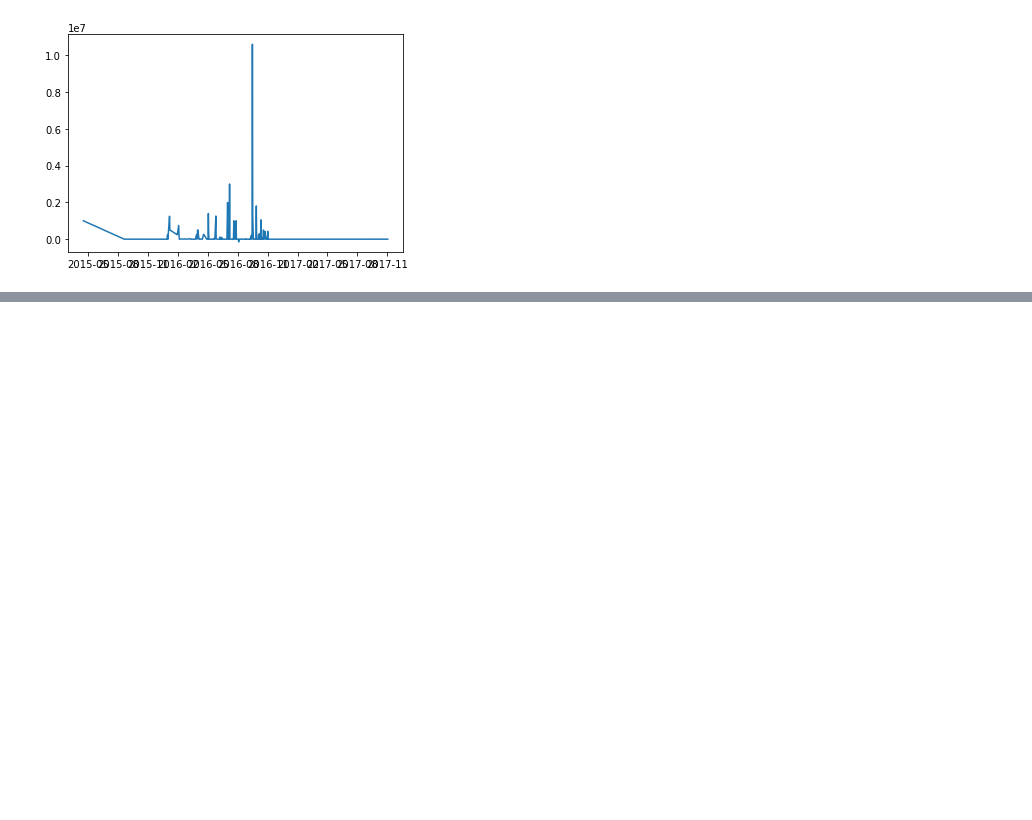
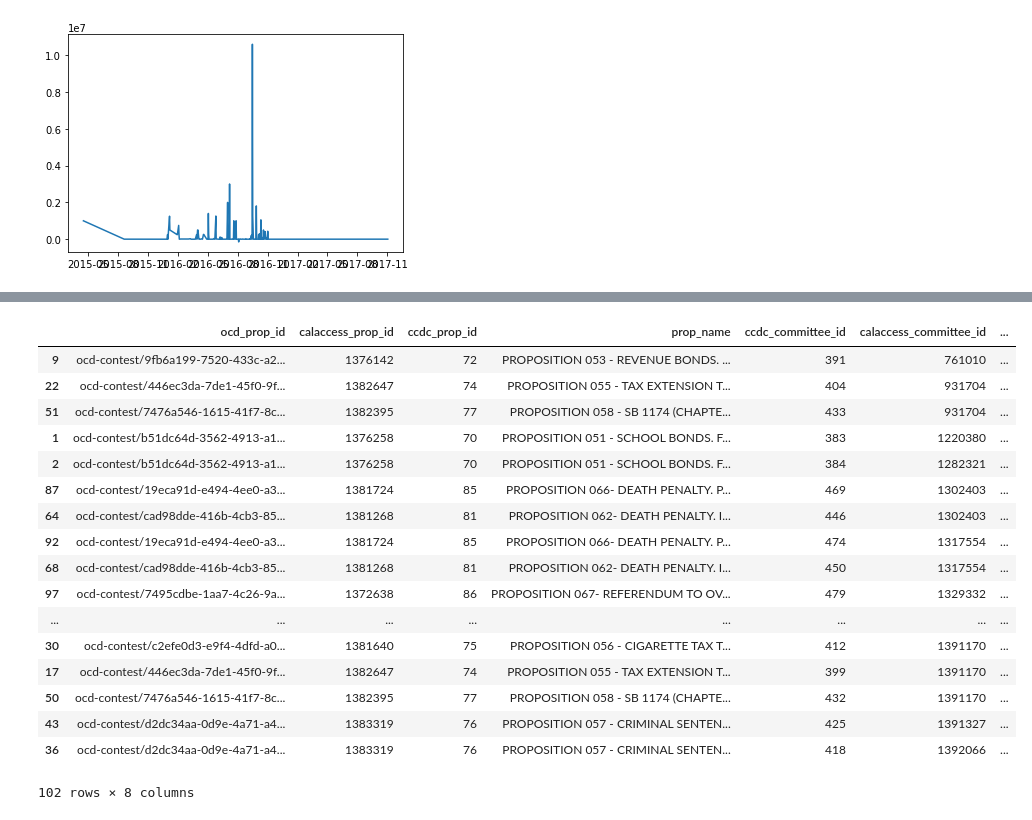
Before and after one commit to mharias/first-python-notebook, a Jupyter notebook: Code.ipynb, the cells around one changed output, grey strips where cells are left out. Drawn from its saved outputs; the diff is of its cells as text; code cells hidden in the pictures; blank space fills up the shorter version.

```diff
--- a/Code.ipynb
+++ b/Code.ipynb
@@ -289,0 +300,21 @@ pandas.core.frame.DataFrame
+# %%
+props.sort_values('calaccess_committee_id')
+# %% [output]
+|  | ocd_prop_id | calaccess_prop_id | ccdc_prop_id | prop_name | ccdc_committee_id | calaccess_committee_id | ... |
+| 9 | ocd-contest/9fb6a199-7520-433c-a2... | 1376142 | 72 | PROPOSITION 053 - REVENUE BONDS. ... | 391 | 761010 | ... |
+| 22 | ocd-contest/446ec3da-7de1-45f0-9f... | 1382647 | 74 | PROPOSITION 055 - TAX EXTENSION T... | 404 | 931704 | ... |
+| 51 | ocd-contest/7476a546-1615-41f7-8c... | 1382395 | 77 | PROPOSITION 058 - SB 1174 (CHAPTE... | 433 | 931704 | ... |
+| 1 | ocd-contest/b51dc64d-3562-4913-a1... | 1376258 | 70 | PROPOSITION 051 - SCHOOL BONDS. F... | 383 | 1220380 | ... |
+| 2 | ocd-contest/b51dc64d-3562-4913-a1... | 1376258 | 70 | PROPOSITION 051 - SCHOOL BONDS. F... | 384 | 1282321 | ... |
+| 87 | ocd-contest/19eca91d-e494-4ee0-a3... | 1381724 | 85 | PROPOSITION 066- DEATH PENALTY. P... | 469 | 1302403 | ... |
+| 64 | ocd-contest/cad98dde-416b-4cb3-85... | 1381268 | 81 | PROPOSITION 062- DEATH PENALTY. I... | 446 | 1302403 | ... |
+| 92 | ocd-contest/19eca91d-e494-4ee0-a3... | 1381724 | 85 | PROPOSITION 066- DEATH PENALTY. P... | 474 | 1317554 | ... |
+| 68 | ocd-contest/cad98dde-416b-4cb3-85... | 1381268 | 81 | PROPOSITION 062- DEATH PENALTY. I... | 450 | 1317554 | ... |
+| 97 | ocd-contest/7495cdbe-1aa7-4c26-9a... | 1372638 | 86 | PROPOSITION 067- REFERENDUM TO OV... | 479 | 1329332 | ... |
+| ... | ... | ... | ... | ... | ... | ... | ... |
+| 30 | ocd-contest/c2efe0d3-e9f4-4dfd-a0... | 1381640 | 75 | PROPOSITION 056 - CIGARETTE TAX T... | 412 | 1391170 | ... |
+| 17 | ocd-contest/446ec3da-7de1-45f0-9f... | 1382647 | 74 | PROPOSITION 055 - TAX EXTENSION T... | 399 | 1391170 | ... |
+| 50 | ocd-contest/7476a546-1615-41f7-8c... | 1382395 | 77 | PROPOSITION 058 - SB 1174 (CHAPTE... | 432 | 1391170 | ... |
+| 43 | ocd-contest/d2dc34aa-0d9e-4a71-a4... | 1383319 | 76 | PROPOSITION 057 - CRIMINAL SENTEN... | 425 | 1391327 | ... |
+| 36 | ocd-contest/d2dc34aa-0d9e-4a71-a4... | 1383319 | 76 | PROPOSITION 057 - CRIMINAL SENTEN... | 418 | 1392066 | ... |
+102 rows × 8 columns
```
Also changed, not shown: parts of 14 cells of this notebook.
